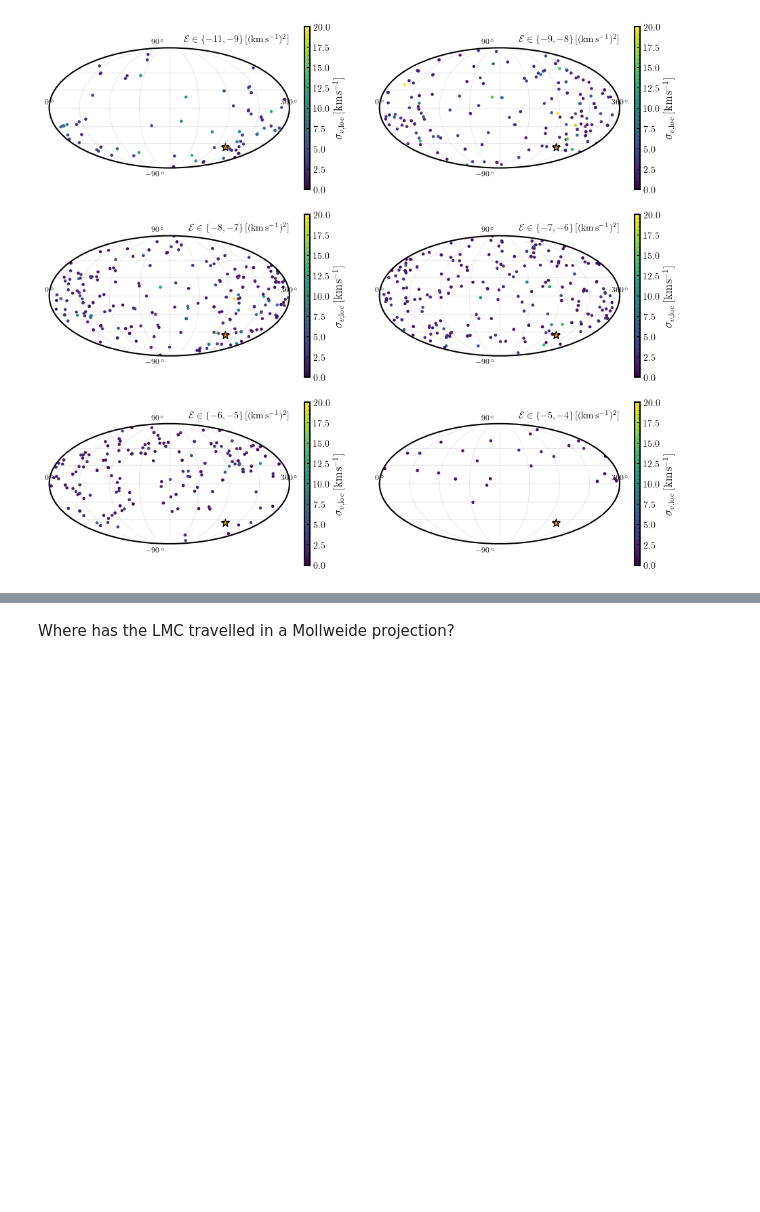
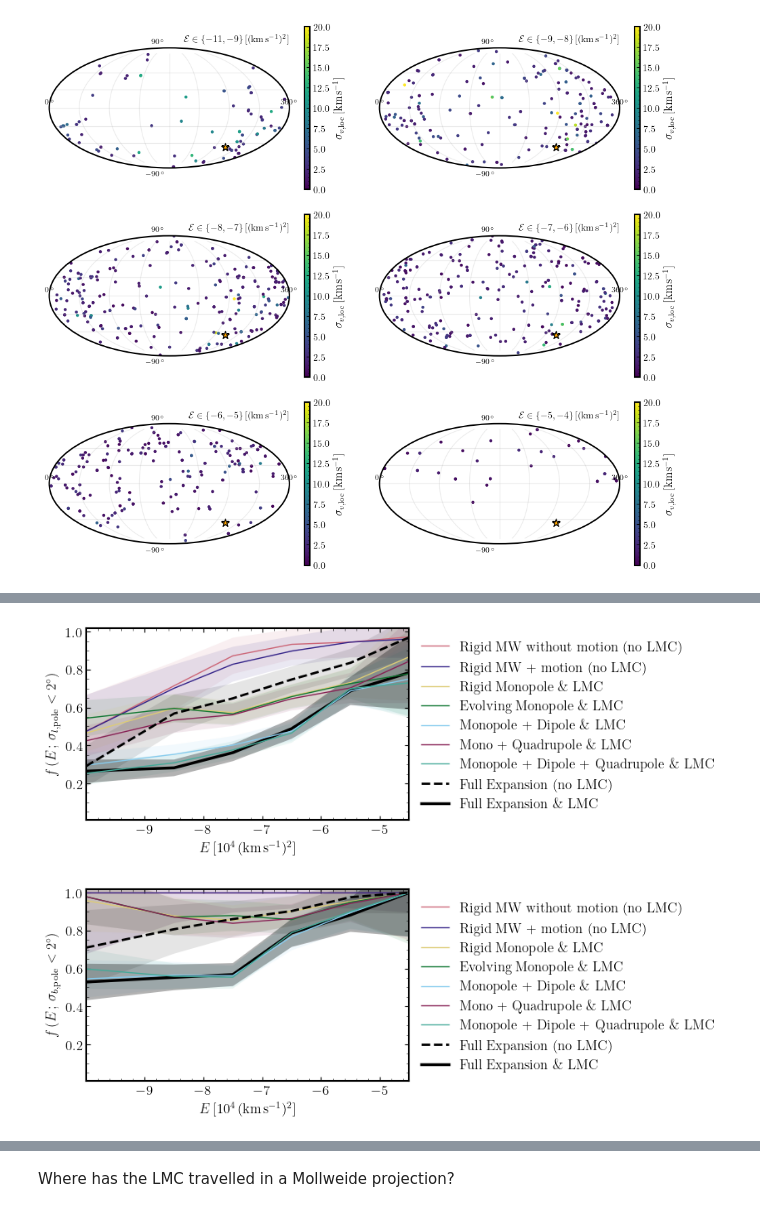
Before and after one commit to dc-broo3/oceanus, a Jupyter notebook: analysis/mollewideplots.ipynb, the cells around one changed output, grey strips where cells are left out. Saved outputs shown, nothing was run; the diff lists cells and outputs as text; code cells hidden in the pictures; blank space fills up the shorter version.

```diff
--- a/analysis/mollewideplots.ipynb
+++ b/analysis/mollewideplots.ipynb
@@ -910,0 +1008,6 @@ frac_highvel_streams(path, potentials, labels, 'frac_highvel_streams', True)
+# %%
+frac_streams_indiv(path, 'lon_pole', potentials, labels, 'frac_streams_lonpole', False)
+frac_streams_indiv(path, 'lat_pole', potentials, labels, 'frac_streams_latpole', False)
+# %% [output]
+[figure, added]
+[figure, added]
```
Also changed, not shown: parts of 9 cells of this notebook, 1 other file.
